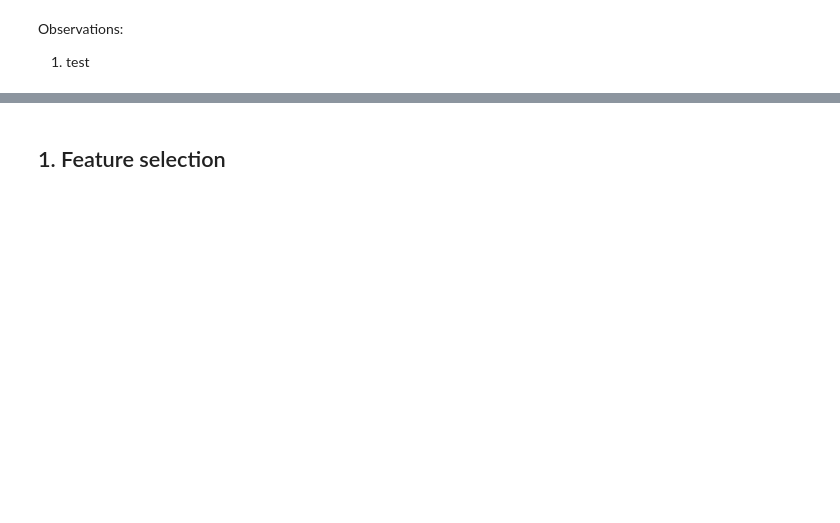
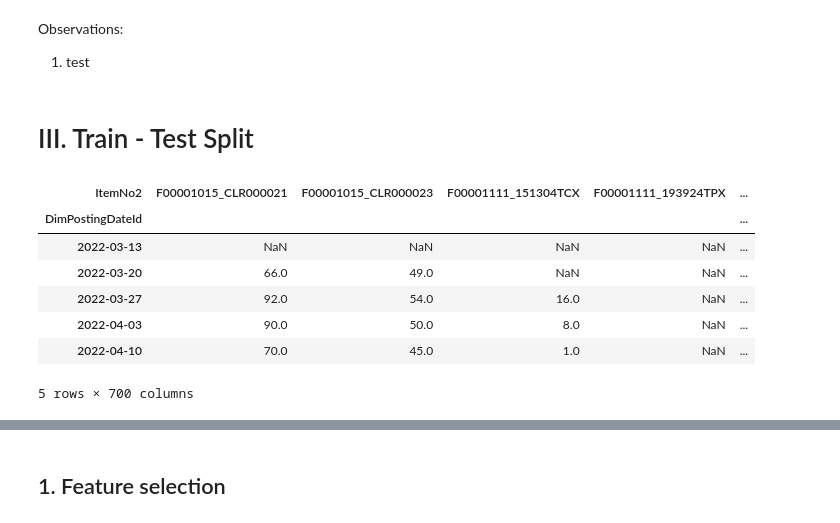
Before and after one commit to noeasyday7/bright_river, a Jupyter notebook: Main_Notebook.ipynb, the cells around one changed output, grey strips where cells are left out. Saved outputs shown, nothing was run; the diff lists cells and outputs as text; code cells hidden in the pictures; blank space fills up the shorter version.

```diff
--- a/Main_Notebook.ipynb
+++ b/Main_Notebook.ipynb
@@ -231,7 +237,7 @@ df_sales.to_csv("cleaned_data.csv")
 # %% [markdown]
 # II. Exploratory Data Analysis
 # %%
-df_sales = pd.read_csv("cleaned_data.csv", index_col=0)
+df_sales = pd.read_csv("data/cleaned_data.csv", index_col=0)
 # %% [markdown]
 ## 1. Data Overview and Descriptive Statistics
 # %% [markdown]
@@ -389,3 +394,23 @@ for i in df_sales["Category"].unique():
 # %% [markdown]
 Observations: <br>
 1. test
+# %% [markdown]
+# III. Train - Test Split
+# %%
+df = df_sales.groupby('ItemNo2').resample('W')['Quantity'].sum().reset_index()
+# %%
+df = df.reindex(columns=['DimPostingDateId', 'ItemNo2', 'Quantity'])
+# %%
+df_pivot = df.pivot(index='DimPostingDateId',
+                    columns='ItemNo2',
+                    values='Quantity')
+df_pivot.head()
+# %% [output]
+| ItemNo2 | F00001015_CLR000021 | F00001015_CLR000023 | F00001111_151304TCX | F00001111_193924TPX | ... |
+| DimPostingDateId |  |  |  |  | ... |
+| 2022-03-13 | NaN | NaN | NaN | NaN | ... |
+| 2022-03-20 | 66.0 | 49.0 | NaN | NaN | ... |
+| 2022-03-27 | 92.0 | 54.0 | 16.0 | NaN | ... |
+| 2022-04-03 | 90.0 | 50.0 | 8.0 | NaN | ... |
+| 2022-04-10 | 70.0 | 45.0 | 1.0 | NaN | ... |
+5 rows × 700 columns
```
Also changed, not shown: parts of 32 cells of this notebook.
